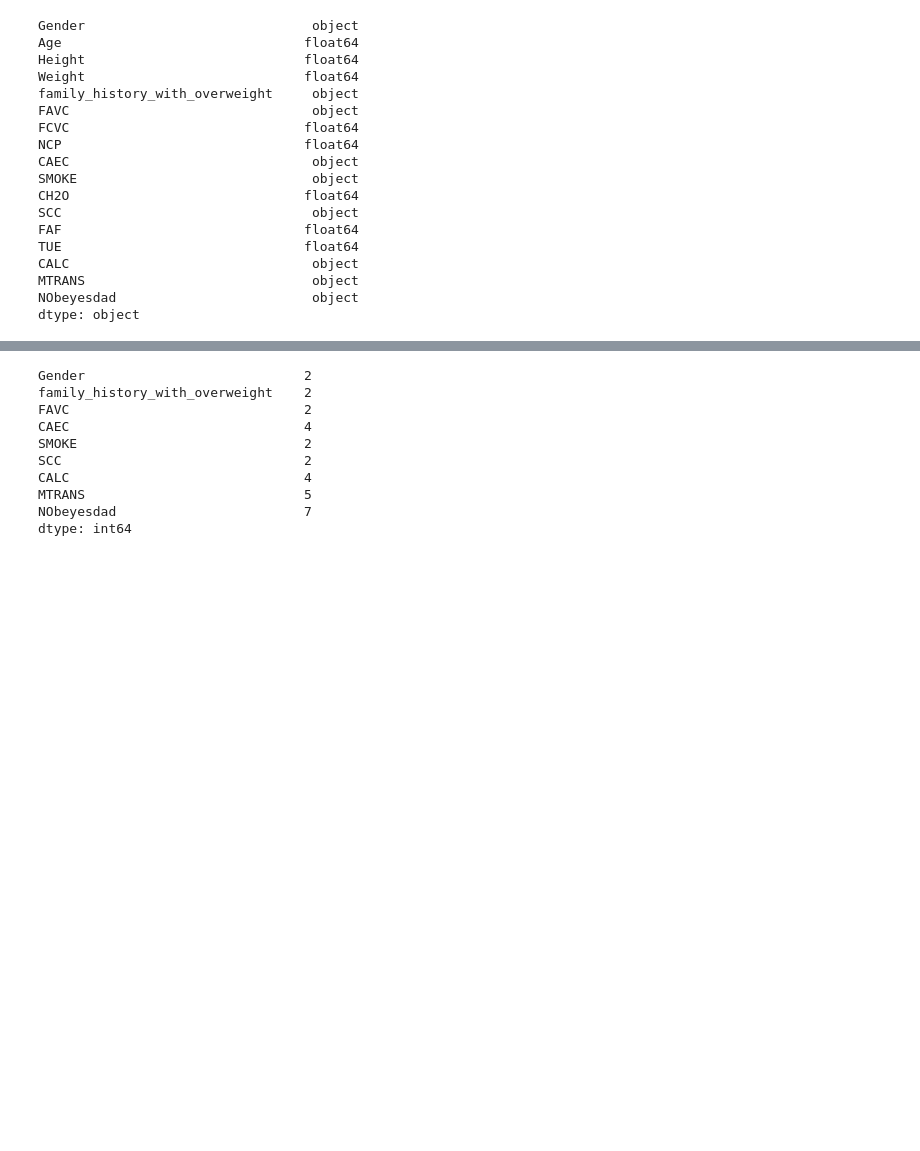
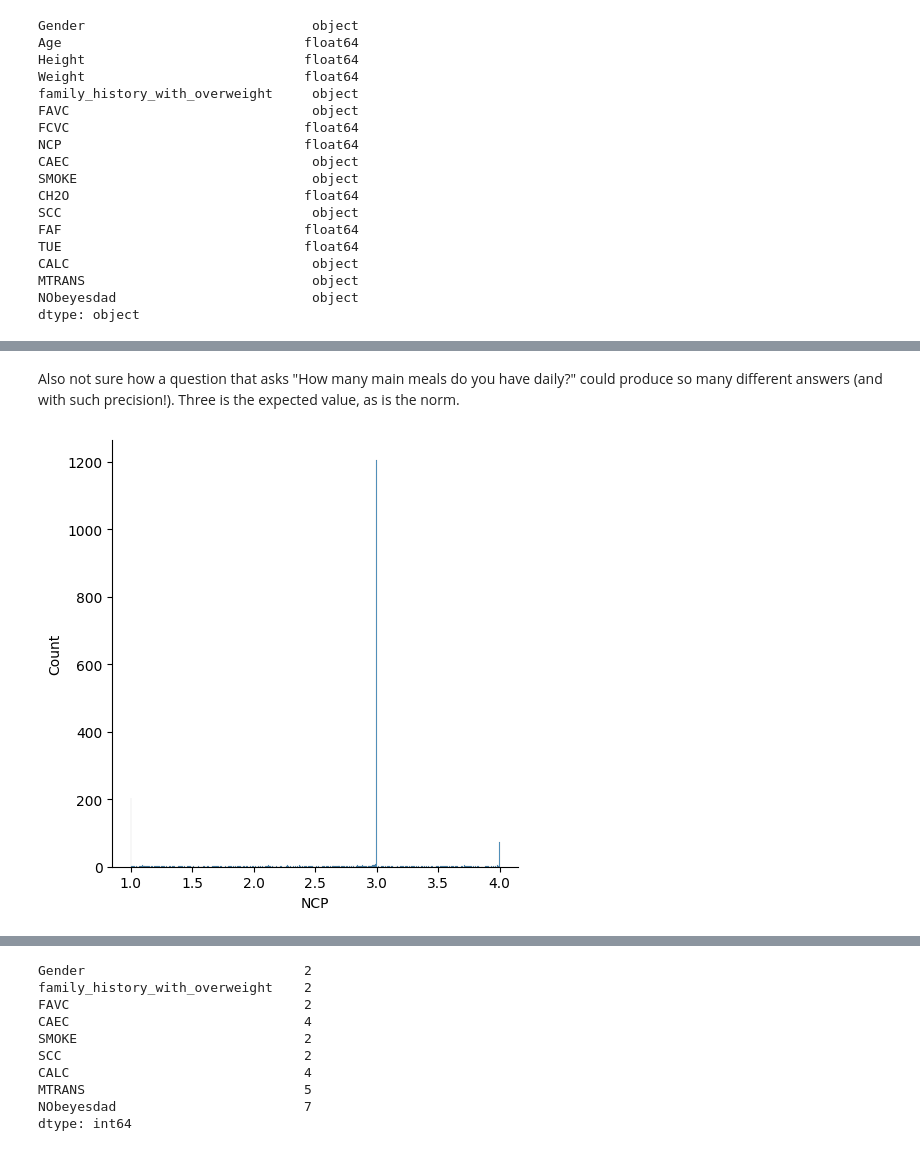
Before and after one commit to Riley94/ISL, a Jupyter notebook: project.ipynb, the cells around one changed output, grey strips where cells are left out. Cells and saved outputs as stored; diff of their text form; code cells hidden in the pictures; blank space fills up the shorter version.

```diff
--- a/project.ipynb
+++ b/project.ipynb
@@ -60,0 +71,7 @@ dtype: object
+# %% [markdown]
+Also not sure how a question that asks "How many main meals do you have daily?" could produce so many different answers (and with such precision!). Three is the expected value, as is the norm.
+# %%
+sns.displot(data['NCP'], bins=data['NCP'].nunique())
+plt.show()
+# %% [output]
+[figure, added]
```
Also changed, not shown: parts of 44 cells of this notebook.
